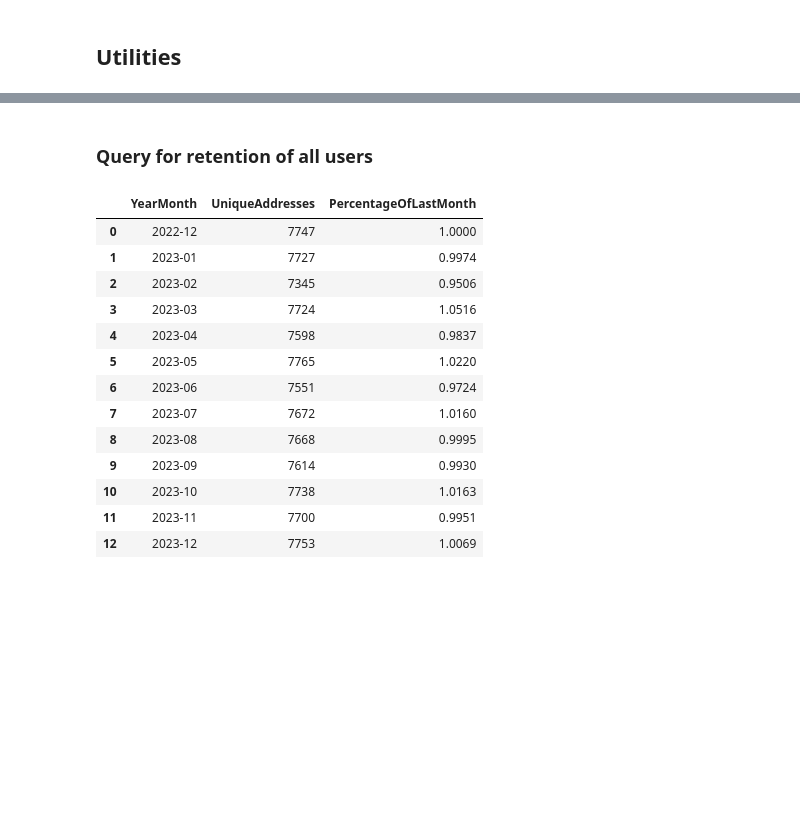
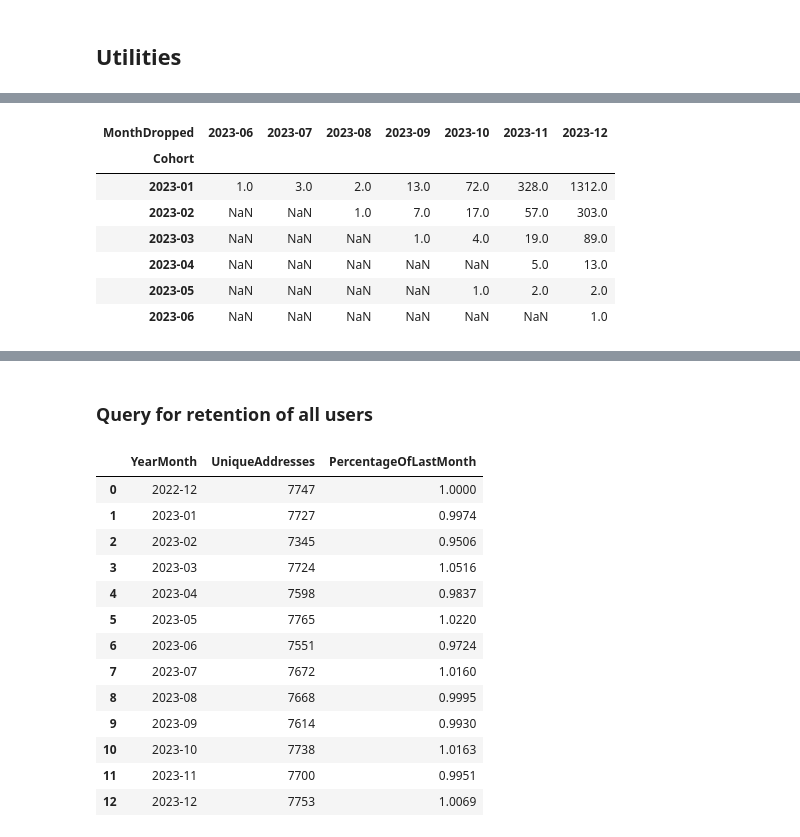
Before and after one commit to bialczykk/blockchain-analysis-simulation, a Jupyter notebook: notebook-2.ipynb, the cells around one changed output, grey strips where cells are left out. Saved outputs shown, nothing was run; the diff lists cells and outputs as text; code cells hidden in the pictures; blank space fills up the shorter version.

```diff
--- a/notebook-2.ipynb
+++ b/notebook-2.ipynb
@@ -166,0 +286,19 @@ execute_query_to_dataframe(query, password=DB_PASSWORD, database="blockchain_tra
+# %%
+df_client_info['CohortSizeActual'] = df_client_info['CohortSize'] - df_client_info['CumulativeDropped']
+
+df_client_info['DateDropped'] = pd.to_datetime(df_client_info['DateDropped'])
+
+df_client_info['MonthDropped'] = df_client_info['DateDropped'].dt.strftime('%Y-%m')
+# %%
+# pivot table
+
+df_client_info.groupby(['Cohort', 'MonthDropped']).Address.count().unstack()
+# %% [output]
+| MonthDropped | 2023-06 | 2023-07 | 2023-08 | 2023-09 | 2023-10 | 2023-11 | 2023-12 |
+| Cohort |  |  |  |  |  |  |  |
+| 2023-01 | 1.0 | 3.0 | 2.0 | 13.0 | 72.0 | 328.0 | 1312.0 |
+| 2023-02 | NaN | NaN | 1.0 | 7.0 | 17.0 | 57.0 | 303.0 |
+| 2023-03 | NaN | NaN | NaN | 1.0 | 4.0 | 19.0 | 89.0 |
+| 2023-04 | NaN | NaN | NaN | NaN | NaN | 5.0 | 13.0 |
+| 2023-05 | NaN | NaN | NaN | NaN | 1.0 | 2.0 | 2.0 |
+| 2023-06 | NaN | NaN | NaN | NaN | NaN | NaN | 1.0 |
```
Also changed, not shown: parts of 19 cells of this notebook.
